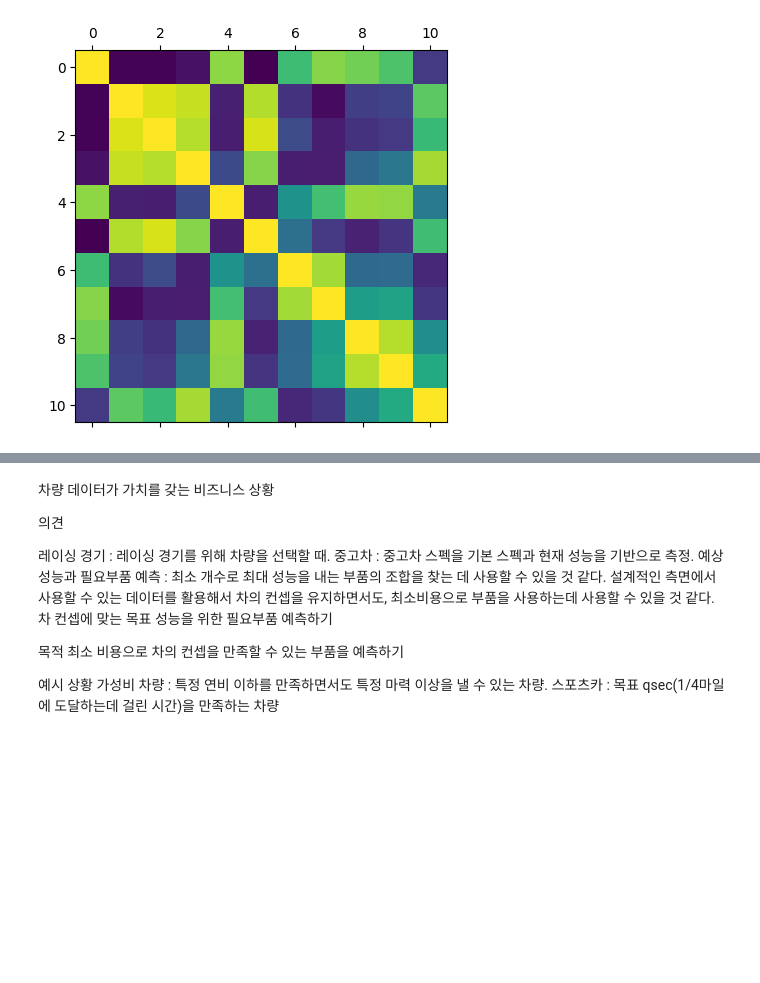
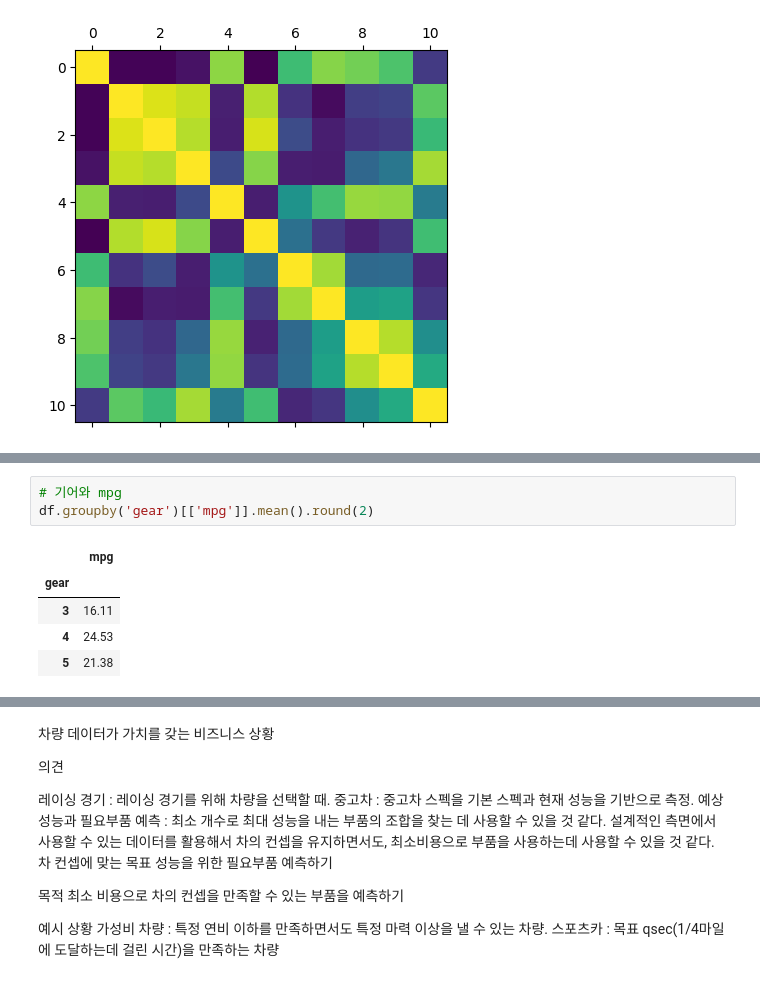
Before and after one commit to SsunyR/softeer_de_wiki, a Jupyter notebook: mission/W1/w1m1.ipynb, the cells around one changed output, grey strips where cells are left out. Saved outputs shown, nothing was run; the diff lists cells and outputs as text; blank space fills up the shorter version.

```diff
--- a/mission/W1/w1m1.ipynb
+++ b/mission/W1/w1m1.ipynb
@@ -193,0 +240,9 @@ plt.matshow(corr)
+# %%
+# 기어와 mpg
+df.groupby('gear')[['mpg']].mean().round(2)
+# %% [output]
+|  | mpg |
+| gear |  |
+| 3 | 16.11 |
+| 4 | 24.53 |
+| 5 | 21.38 |
```
Also changed, not shown: parts of 7 cells of this notebook, 2 other files.
